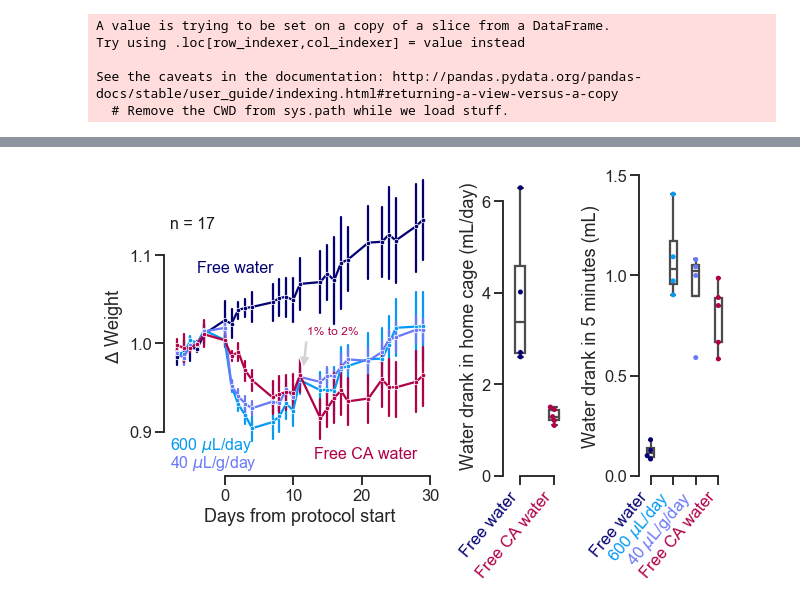
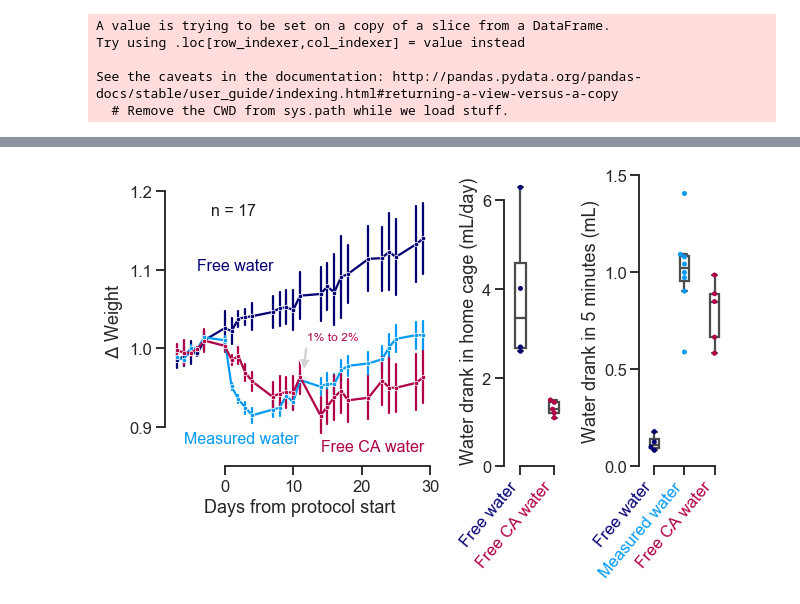
Before and after one commit to int-brain-lab/citricAcid, a Jupyter notebook: figure1.ipynb, the cells around one changed output, grey strips where cells are left out. Drawn from its saved outputs; the diff is of its cells as text; code cells hidden in the pictures.

Commit message:
merge two measured water groups for figure 1

```diff
--- a/figure1.ipynb
+++ b/figure1.ipynb
@@ -97,23 +125,23 @@ See the caveats in the documentation: http://pandas.pydata.org/pandas-docs/stabl
 # %%
 ########### PLOTS ###########
-palette = sns.xkcd_palette(['deep blue', 'azure', 'cornflower', 'raspberry'])
-hue_order = ['Free water', 'Fixed amount', 'Weight-based amount', 'Citric Acid']
+palette = sns.xkcd_palette(['deep blue', 'azure', 'raspberry'])
+hue_order = ['Free water', 'Measured water', 'Citric Acid']
 
 f, ax = plt.subplots(ncols=3, nrows=1, gridspec_kw=dict(width_ratios=[3, 0.75, 1]), figsize=(9, 6))
 
-sns.lineplot(x="session_day", y="avg_weight", err_style='bars', marker='.',
+sns.lineplot(x="session_day", y="avg_weight", estimator=np.mean, err_style='bars', marker='.',
              ci=68, hue="condition", data=normalized2, ax=ax[0], legend=False,
             palette=palette, hue_order=hue_order)
 ax[0].set_xlabel("Days from protocol start")
 ax[0].set_ylabel("$\Delta$ Weight")
-ax[0].set(ylim=[0.85, 1.19], yticks=[0.9, 1, 1.1])
-ax[0].text(-4, 1.08,'Free water', {'color':palette[0], 'fontsize':16})
-ax[0].text(-8, 0.88,'600 $\mu$L/day', {'color':palette[1], 'fontsize':16})
-ax[0].text(-8, 0.86,'40 $\mu$L/g/day', {'color':palette[2], 'fontsize':16})
-ax[0].text(13, 0.87,'Free CA water', {'color':palette[3], 'fontsize':16})
-ax[0].annotate('1% to 2%', xy=(11.5, 0.97), xytext=(12, 1.01), color=palette[3], fontsize=12,
+ax[0].set(ylim=[0.85, 1.22], yticks=[0.9, 1, 1.1, 1.2])
+ax[0].text(-4, 1.10,'Free water', {'color':palette[0], 'fontsize':16})
+ax[0].text(-6, 0.88,'Measured water', {'color':palette[1], 'fontsize':16})
+#ax[0].text(-2, 0.81,'40 $\mu$L/g/day', {'color':palette[2], 'fontsize':16})
+ax[0].text(14, 0.87,'Free CA water', {'color':palette[2], 'fontsize':16})
+ax[0].annotate('1% to 2%', xy=(11.5, 0.97), xytext=(12, 1.01), color=palette[2], fontsize=12,
               arrowprops=dict(facecolor='lightgrey', shrink=0.05))
-ax[0].text(-8, 1.13, 'n = 17', {'color':'k', 'fontsize':16})
+ax[0].text(-2, 1.17, 'n = 17', {'color':'k', 'fontsize':16})
 
 ########### WATER ADMINISTRATIONS ###########
 water_with_date = (action.WaterAdministration & subj).proj('watertype_name', 'water_administered', 'adlib', # it can restrict on the subj here but it will anyway do later
@@ -126,22 +154,6 @@ b = subj * total_water_date # including water will exclude mice with ad lib wate
 df = pd.DataFrame(b.fetch(as_dict=True))
 
 ########### CONDITIONS ###########
-
-# CTL = free water regime (control)
-# CA = ad libitum citric acid water
-# FA = fixed amount of water per day (600 uL per weekday and 1 mL per weekend)
-# CA = calculated amount (40 uL/g/day)
-
-CA = 'Citric Acid'
-WD = 'Weight-based amount'
-FA = 'Fixed amount'
-CTL = 'Free water'
-
-condition_map = {'6867': CA, '6869':CA, 'ZM_209':CA, '6872':CA, 'ZM_342':CA,
-'ZM_202':FA, 'ZM_337':FA, 'ZM_206':FA, 'ZM_208':FA,
-'ZM_203':WD, 'ZM_210':WD, 'ZM_338':WD, '6870':WD,
-'ZM_205':CTL, 'ZM_335':CTL, '6873':CTL, 'ZM_200':CTL}
-
 df['condition'] = df.subject_nickname.map(condition_map)
 
 ########### b ###########
@@ -159,48 +171,36 @@ ax[1].set_yticks([0, 2, 4, 6])
 water= pd.read_csv('data/thirst.csv') # first date is exclude (habituation)
 # remove measurements from 4-10-2018, CA mice still on 1%
 water = water[~water['date'].str.match('4-10-2018')]
-
-# MAP MICE ONTO DIFFERENT CONDITIONS
-CA = 'Citric Acid'
-WD = 'Weight-based amount'
-FA = 'Fixed amount'
-CTL = 'Free water'
-
-condition_map = {'6867': CA, '6869':CA, 'ZM_209':CA, '6872':CA, 'ZM_342':CA,
-'ZM_202':FA, 'ZM_337':FA, 'ZM_206':FA, 'ZM_208':FA,
-'ZM_203':WD, 'ZM_210':WD, 'ZM_338':WD, '6870':WD,
-'ZM_205':CTL, 'ZM_335':CTL, '6873':CTL, 'ZM_200':CTL}
-
 water['condition'] = water.subject.map(condition_map)
 
 ########### c ###########
 sns.swarmplot(x="condition", y="water_amount", order=hue_order,
               data=water.groupby(['condition', 'subject'])['water_amount'].mean().reset_index(),
               ax=ax[2], palette=palette)
 sns.boxplot(x="condition", y="water_amount", order=hue_order,
             data=water.groupby(['condition', 'subject'])['water_amount'].mean().reset_index(),
             fliersize=0, boxprops={'facecolor':'None'}, width=.3, ax=ax[2])
 ax[2].set(ylabel='Water drank in 5 minutes (mL)', xlabel='')
-ax[2].set_xticklabels(['Free water', '600 $\mu$L/day', '40 $\mu$L/g/day', 'Free CA water'])
+ax[2].set_xticklabels(['Free water', 'Measured water', 'Free CA water'])
 ax[2].set_yticks([0, 0.5, 1, 1.5])
 
 # layout with rotated ticks
-for ticklabel, tickcolor in zip(ax[1].get_xticklabels(), [palette[0], palette[3]]):
+for ticklabel, tickcolor in zip(ax[1].get_xticklabels(), [palette[0], palette[2]]):
     ticklabel.set_color(tickcolor)
     ticklabel.set_rotation(50)
     ticklabel.set(ha='right')
 
 for ticklabel, tickcolor in zip(ax[2].get_xticklabels(), palette):
     ticklabel.set_color(tickcolor)
     ticklabel.set_rotation(50)
     ticklabel.set(ha='right')
 
 f.tight_layout()
 sns.despine(trim=True)
 f.savefig(os.path.join(figpath, "citricacid_study1.pdf"))
 f.savefig(os.path.join(figpath, "citricacid_study1.png"), dpi=600)
 # %% [output]
-[figure, old version]
+[figure, new version]
 # %%
 water.groupby(['condition', 'subject'])['water_amount'].mean().reset_index().groupby(['condition']).describe()
 # %% [output]
```
Also changed, not shown: parts of 5 cells of this notebook, 5 other files.
